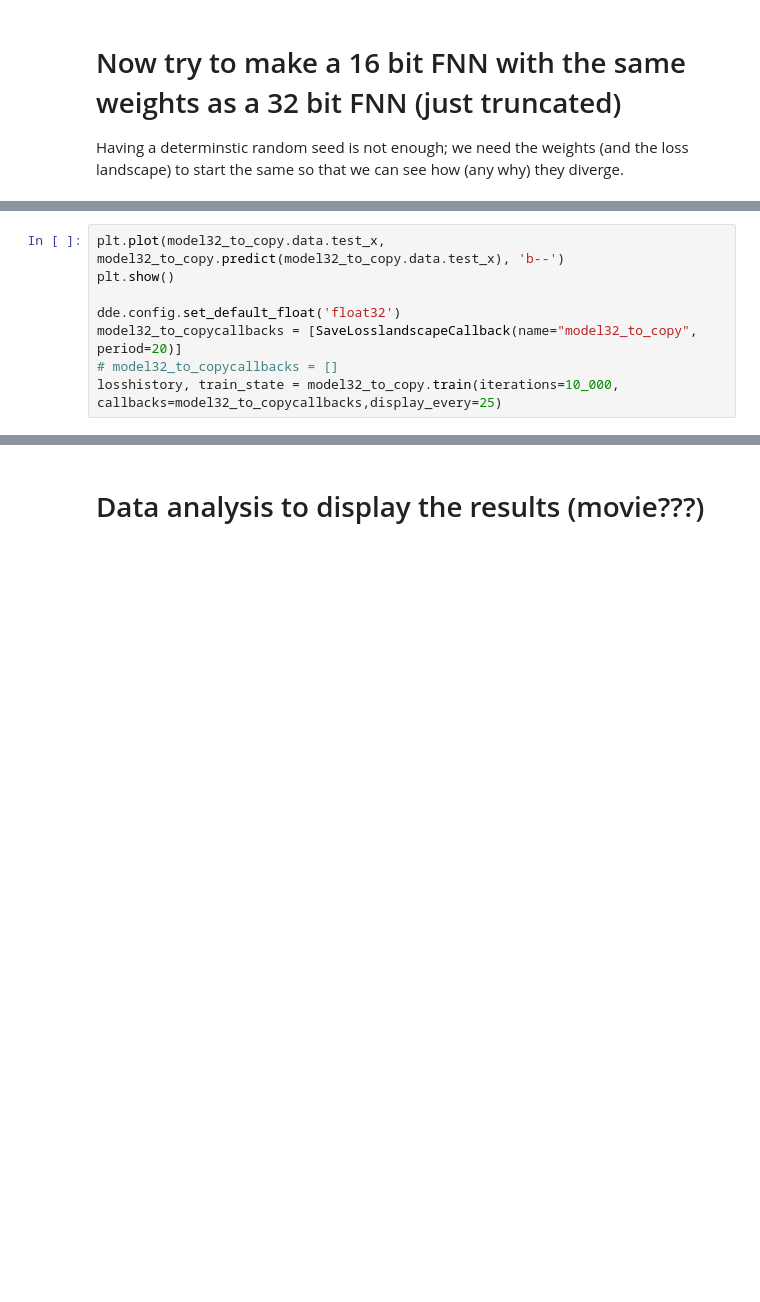
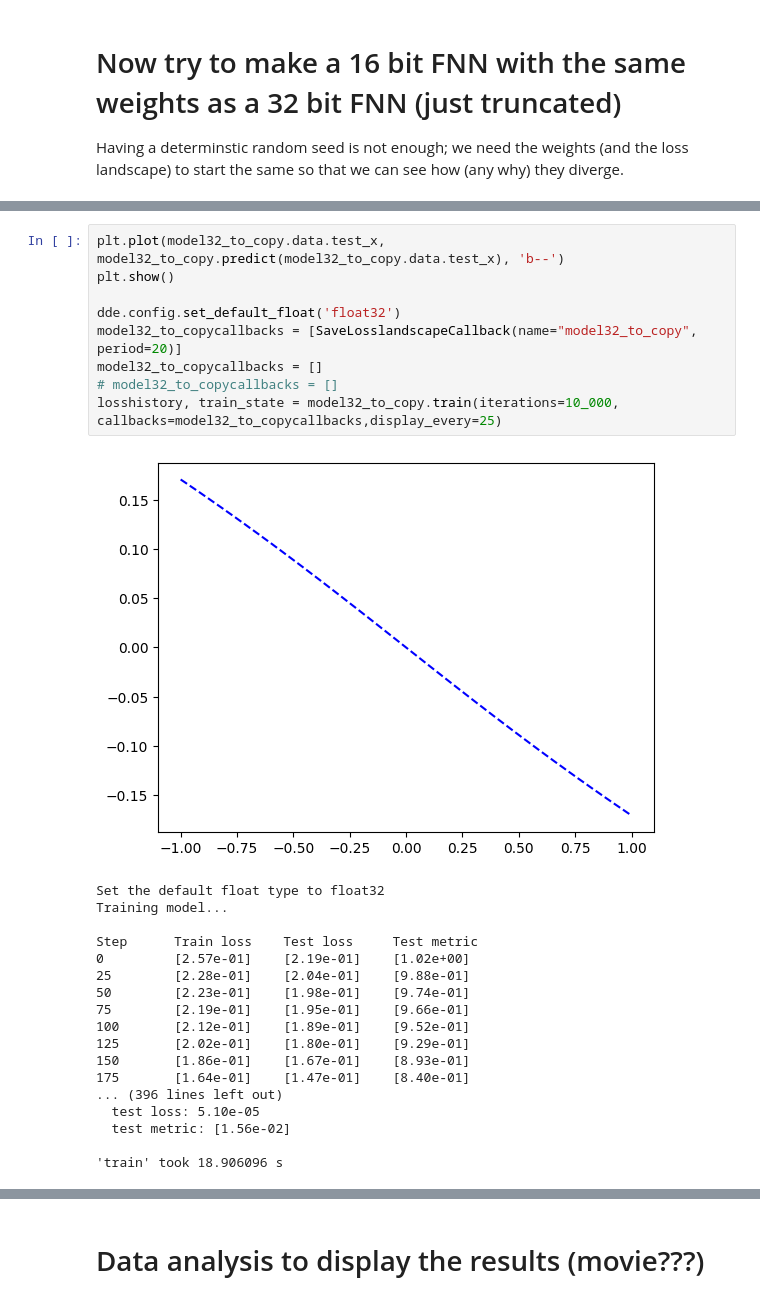
Before and after one commit to lu-group/mixed-precision-sciml, a Jupyter notebook: loss landscape/comparing.ipynb, the cells around one changed output, grey strips where cells are left out. Cells and saved outputs as stored; diff of their text form; blank space fills up the shorter version.

Commit message:
update graphs for loss landscape

```diff
--- a/loss landscape/comparing.ipynb
+++ b/loss landscape/comparing.ipynb
@@ -426,11 +440,31 @@ NameError: name 'plt' is not defined
 # %%
 plt.plot(model32_to_copy.data.test_x, model32_to_copy.predict(model32_to_copy.data.test_x), 'b--')
 plt.show()
 
 dde.config.set_default_float('float32')
 model32_to_copycallbacks = [SaveLosslandscapeCallback(name="model32_to_copy", period=20)]
+model32_to_copycallbacks = []
 # model32_to_copycallbacks = []
 losshistory, train_state = model32_to_copy.train(iterations=10_000, callbacks=model32_to_copycallbacks,display_every=25)
+# %% [output]
+[figure, added]
+Set the default float type to float32
+Training model...
+
+Step      Train loss    Test loss     Test metric
+0         [2.57e-01]    [2.19e-01]    [1.02e+00]
+25        [2.28e-01]    [2.04e-01]    [9.88e-01]
+50        [2.23e-01]    [1.98e-01]    [9.74e-01]
+75        [2.19e-01]    [1.95e-01]    [9.66e-01]
+100       [2.12e-01]    [1.89e-01]    [9.52e-01]
+125       [2.02e-01]    [1.80e-01]    [9.29e-01]
+150       [1.86e-01]    [1.67e-01]    [8.93e-01]
+175       [1.64e-01]    [1.47e-01]    [8.40e-01]
+... (396 lines left out)
+  test loss: 5.10e-05
+  test metric: [1.56e-02]
+
+'train' took 18.906096 s
 # %%
 dde.config.set_default_float('float16')
 
```
Also changed, not shown: parts of 14 cells of this notebook, 1 other file.
